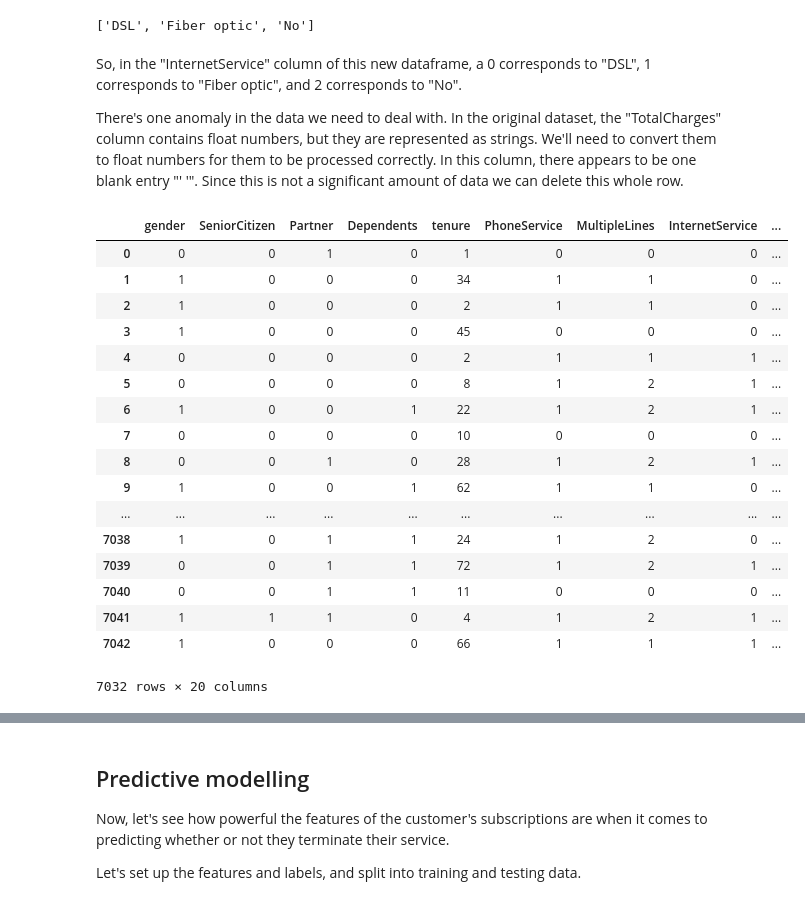
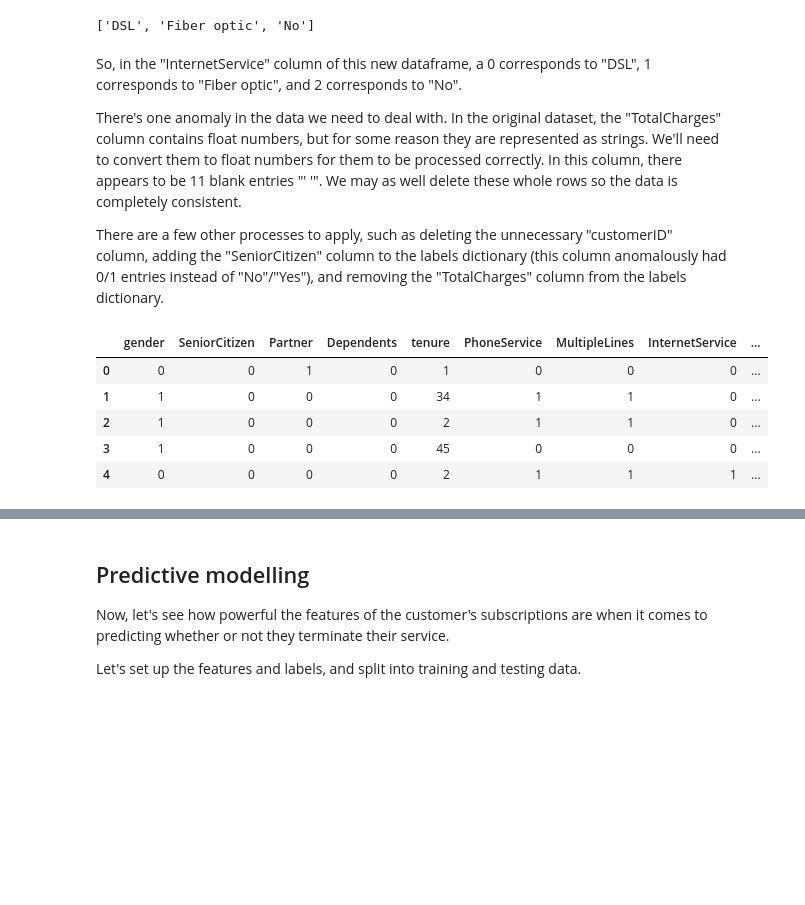
Before and after one commit to wjsloan/customer_retention, a Jupyter notebook: customer_retention.ipynb, the cells around one changed output, grey strips where cells are left out. Drawn from its saved outputs; the diff is of its cells as text; code cells hidden in the pictures; blank space fills up the shorter version.

```diff
--- a/customer_retention.ipynb
+++ b/customer_retention.ipynb
@@ -16,8 +12,8 @@ The data can be found at https://www.kaggle.com/blastchar/telco-customer-churn.
 import pandas as pd
 import numpy as np
 
-data = pd.read_csv('churn-dataset.csv')
-data
+data = pd.read_csv('customer_retention_dataset.csv')
+data.head()
 # %% [output]
 |  | customerID | gender | SeniorCitizen | Partner | Dependents | tenure | PhoneService | MultipleLines | ... |
 | 0 | 7590-VHVEG | Female | 0 | Yes | No | 1 | No | No phone service | ... |
@@ -101,38 +76,38 @@ labels['InternetService']
 # %% [markdown]
 So, in the "InternetService" column of this new dataframe, a 0 corresponds to "DSL", 1 corresponds to "Fiber optic", and 2 corresponds to "No".
 
-There's one anomaly in the data we need to deal with. In the original dataset, the "TotalCharges" column contains float numbers, but they are represented as strings. We'll need to convert them to float numbers for them to be processed correctly. In this column, there appears to be one blank entry "' '". Since this is not a significant amount of data we can delete this whole row.
+There's one anomaly in the data we need to deal with. In the original dataset, the "TotalCharges" column contains float numbers, but for some reason they are represented as strings. We'll need to convert them to float numbers for them to be processed correctly. In this column, there appears to be 11 blank entries "' '". We may as well delete these whole rows so the data is completely consistent.
+
+There are a few other processes to apply, such as deleting the unnecessary "customerID" column, adding the "SeniorCitizen" column to the labels dictionary (this column anomalously had 0/1 entries instead of "No"/"Yes"), and removing the "TotalCharges" column from the labels dictionary.
 # %%
+# Convert strings to float, returning NaN for the string " "
 def strToFloat(s):
     if s == ' ': # If entry is empty, cast as nan (row will then be deleted)
         return np.nan
     return float(s)
 
-# Apply function to get TotalCharges column with float entries
+# Apply function to get TotalCharges column with float entries, then delete row with NaN entry
 dataNum['TotalCharges'] = data['TotalCharges'].map(strToFloat)
 dataNum = dataNum.dropna()
 
 # Delete customerID column as it isn't needed
 if 'customerID' in list(dataNum):
     dataNum = dataNum.drop(columns = ['customerID'])
 
-dataNum
+# Also delete these columns from the labels dictionary
+if 'customerID' in labels:
+    del labels['customerID']
+    del labels['TotalCharges']
+
+# Also, add senior citizen column to labels
+labels.update({'SeniorCitizen' : ['No', 'Yes']})
+
+# View new dataframe
+dataNum.head()
 # %% [output]
 |  | gender | SeniorCitizen | Partner | Dependents | tenure | PhoneService | MultipleLines | InternetService | ... |
 | 0 | 0 | 0 | 1 | 0 | 1 | 0 | 0 | 0 | ... |
 | 1 | 1 | 0 | 0 | 0 | 34 | 1 | 1 | 0 | ... |
 | 2 | 1 | 0 | 0 | 0 | 2 | 1 | 1 | 0 | ... |
 | 3 | 1 | 0 | 0 | 0 | 45 | 0 | 0 | 0 | ... |
 | 4 | 0 | 0 | 0 | 0 | 2 | 1 | 1 | 1 | ... |
-| 5 | 0 | 0 | 0 | 0 | 8 | 1 | 2 | 1 | ... |
-| 6 | 1 | 0 | 0 | 1 | 22 | 1 | 2 | 1 | ... |
-| 7 | 0 | 0 | 0 | 0 | 10 | 0 | 0 | 0 | ... |
-| 8 | 0 | 0 | 1 | 0 | 28 | 1 | 2 | 1 | ... |
-| 9 | 1 | 0 | 0 | 1 | 62 | 1 | 1 | 0 | ... |
-| ... | ... | ... | ... | ... | ... | ... | ... | ... | ... |
-| 7038 | 1 | 0 | 1 | 1 | 24 | 1 | 2 | 0 | ... |
-| 7039 | 0 | 0 | 1 | 1 | 72 | 1 | 2 | 1 | ... |
-| 7040 | 0 | 0 | 1 | 1 | 11 | 0 | 0 | 0 | ... |
-| 7041 | 1 | 1 | 1 | 0 | 4 | 1 | 2 | 1 | ... |
-| 7042 | 1 | 0 | 0 | 0 | 66 | 1 | 1 | 1 | ... |
-7032 rows × 20 columns
```
Also changed, not shown: parts of 43 cells of this notebook.
